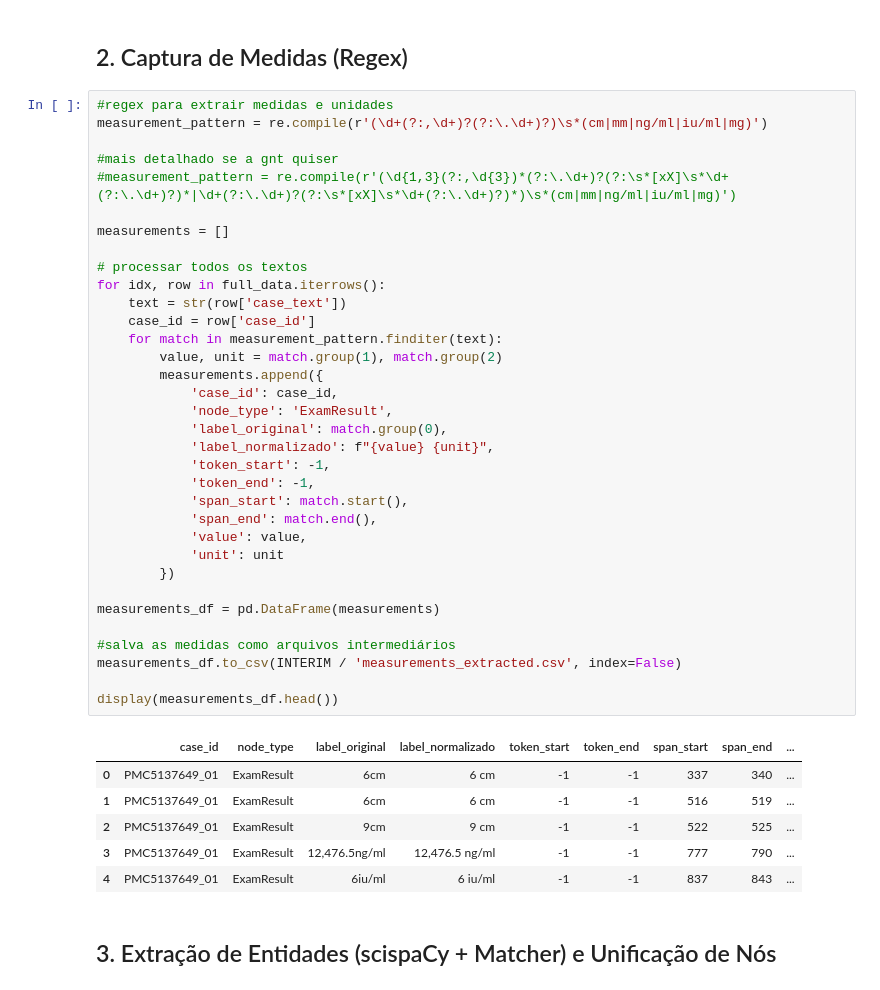
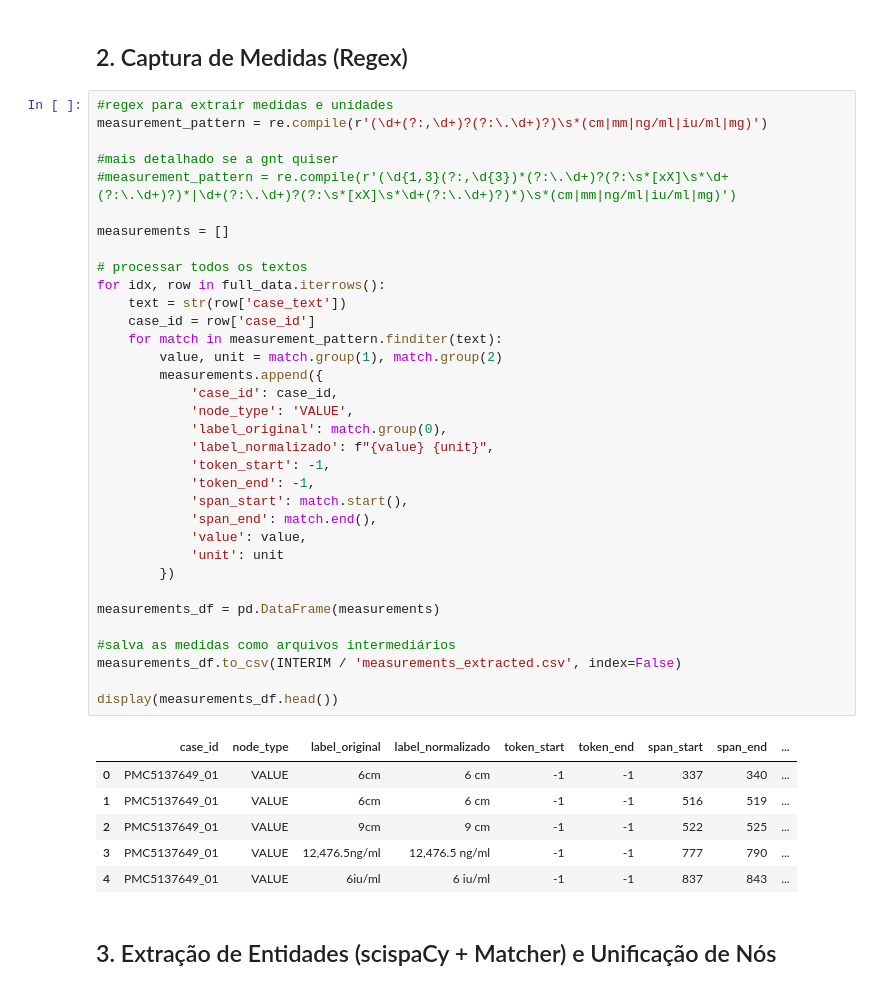
Before and after one commit to jpfrare/MC896-NLP, a Jupyter notebook: project2/pipelines/notebooks/projeto1_modificado.ipynb, the cells around one changed output. Cells and saved outputs as stored; diff of their text form.

```diff
--- a/project2/pipelines/notebooks/projeto1_modificado.ipynb
+++ b/project2/pipelines/notebooks/projeto1_modificado.ipynb
@@ -44,39 +44,39 @@ measurement_pattern = re.compile(r'(\d+(?:,\d+)?(?:\.\d+)?)\s*(cm|mm|ng/ml|iu/ml
 #measurement_pattern = re.compile(r'(\d{1,3}(?:,\d{3})*(?:\.\d+)?(?:\s*[xX]\s*\d+(?:\.\d+)?)*|\d+(?:\.\d+)?(?:\s*[xX]\s*\d+(?:\.\d+)?)*)\s*(cm|mm|ng/ml|iu/ml|mg)')
 
 measurements = []
 
 # processar todos os textos
 for idx, row in full_data.iterrows():
     text = str(row['case_text'])
     case_id = row['case_id']
     for match in measurement_pattern.finditer(text):
         value, unit = match.group(1), match.group(2)
         measurements.append({
             'case_id': case_id,
-            'node_type': 'ExamResult',
+            'node_type': 'VALUE',
             'label_original': match.group(0),
             'label_normalizado': f"{value} {unit}",
             'token_start': -1,
             'token_end': -1,
             'span_start': match.start(),
             'span_end': match.end(),
             'value': value,
             'unit': unit
         })
 
 measurements_df = pd.DataFrame(measurements)
 
 #salva as medidas como arquivos intermediários
 measurements_df.to_csv(INTERIM / 'measurements_extracted.csv', index=False)
 
 display(measurements_df.head())
 # %% [output]
 |  | case_id | node_type | label_original | label_normalizado | token_start | token_end | span_start | span_end | ... |
-| 0 | PMC5137649_01 | ExamResult | 6cm | 6 cm | -1 | -1 | 337 | 340 | ... |
-| 1 | PMC5137649_01 | ExamResult | 6cm | 6 cm | -1 | -1 | 516 | 519 | ... |
-| 2 | PMC5137649_01 | ExamResult | 9cm | 9 cm | -1 | -1 | 522 | 525 | ... |
-| 3 | PMC5137649_01 | ExamResult | 12,476.5ng/ml | 12,476.5 ng/ml | -1 | -1 | 777 | 790 | ... |
-| 4 | PMC5137649_01 | ExamResult | 6iu/ml | 6 iu/ml | -1 | -1 | 837 | 843 | ... |
+| 0 | PMC5137649_01 | VALUE | 6cm | 6 cm | -1 | -1 | 337 | 340 | ... |
+| 1 | PMC5137649_01 | VALUE | 6cm | 6 cm | -1 | -1 | 516 | 519 | ... |
+| 2 | PMC5137649_01 | VALUE | 9cm | 9 cm | -1 | -1 | 522 | 525 | ... |
+| 3 | PMC5137649_01 | VALUE | 12,476.5ng/ml | 12,476.5 ng/ml | -1 | -1 | 777 | 790 | ... |
+| 4 | PMC5137649_01 | VALUE | 6iu/ml | 6 iu/ml | -1 | -1 | 837 | 843 | ... |
 # %% [markdown]
 ## 3. Extração de Entidades (scispaCy + Matcher) e Unificação de Nós
 # %% [markdown]
```
Also changed, not shown: parts of 6 cells of this notebook, 6 other files.
